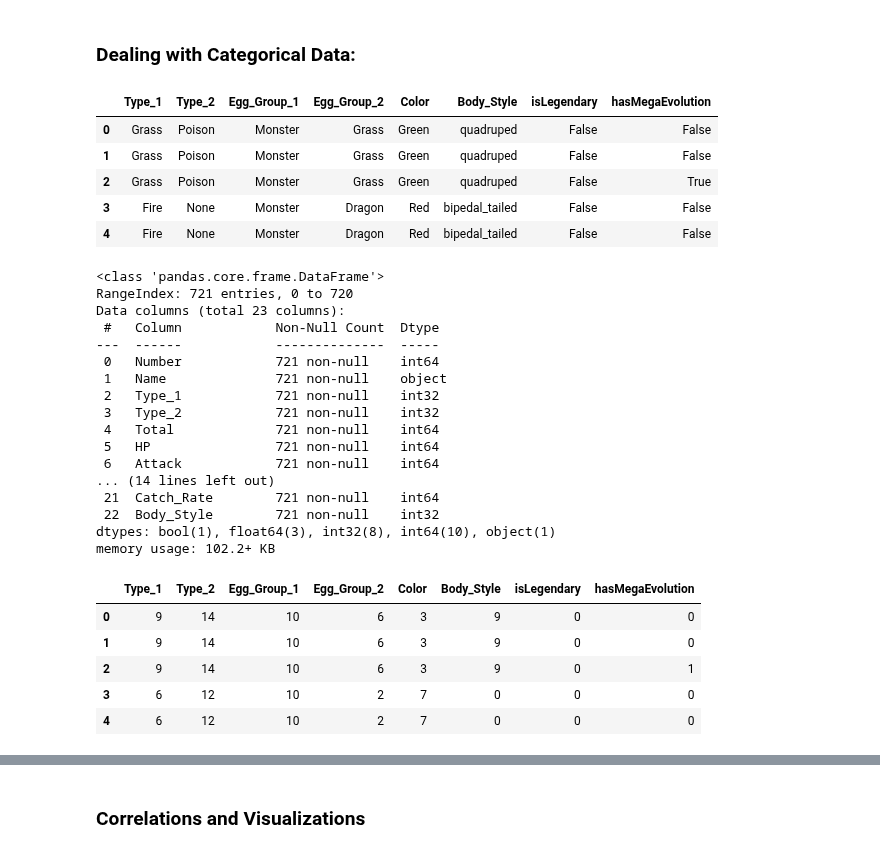
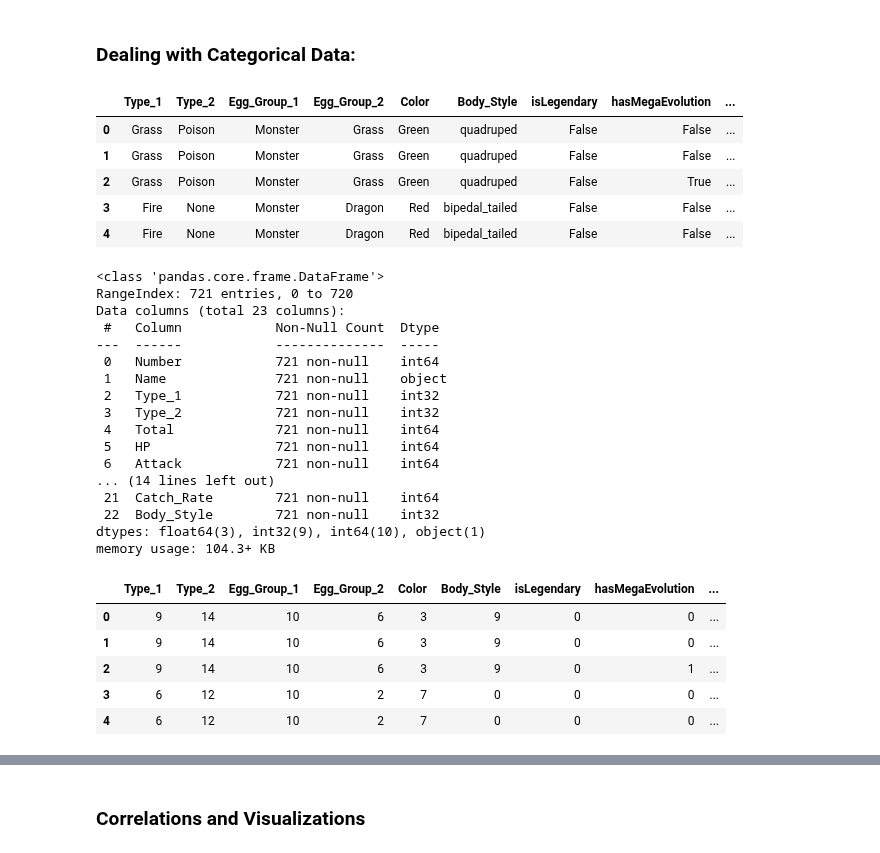
Before and after one commit to AAMAB/F21DL, a Jupyter notebook: Group17 DMML.ipynb, the cells around one changed output, grey strips where cells are left out. Saved outputs shown, nothing was run; the diff lists cells and outputs as text; code cells hidden in the pictures.

```diff
--- a/Group17 DMML.ipynb
+++ b/Group17 DMML.ipynb
@@ -199,16 +199,15 @@ sns.boxplot(data = pokemonBoxplot)
 ### Dealing with Categorical Data:
 # %%
 #The data before:
-#Generation is also a categorical attribute since each Pokemon entry
-categorical_attributes = ['Type_1', 'Type_2', 'Egg_Group_1', 'Egg_Group_2', 'Color', 'Body_Style', 'isLegendary', 'hasMegaEvolution']
+categorical_attributes = ['Type_1', 'Type_2', 'Egg_Group_1', 'Egg_Group_2', 'Color', 'Body_Style', 'isLegendary', 'hasMegaEvolution', 'hasGender']
 pokemon[categorical_attributes].head()
 # %% [output]
-|  | Type_1 | Type_2 | Egg_Group_1 | Egg_Group_2 | Color | Body_Style | isLegendary | hasMegaEvolution |
-| 0 | Grass | Poison | Monster | Grass | Green | quadruped | False | False |
-| 1 | Grass | Poison | Monster | Grass | Green | quadruped | False | False |
-| 2 | Grass | Poison | Monster | Grass | Green | quadruped | False | True |
-| 3 | Fire | None | Monster | Dragon | Red | bipedal_tailed | False | False |
-| 4 | Fire | None | Monster | Dragon | Red | bipedal_tailed | False | False |
+|  | Type_1 | Type_2 | Egg_Group_1 | Egg_Group_2 | Color | Body_Style | isLegendary | hasMegaEvolution | ... |
+| 0 | Grass | Poison | Monster | Grass | Green | quadruped | False | False | ... |
+| 1 | Grass | Poison | Monster | Grass | Green | quadruped | False | False | ... |
+| 2 | Grass | Poison | Monster | Grass | Green | quadruped | False | True | ... |
+| 3 | Fire | None | Monster | Dragon | Red | bipedal_tailed | False | False | ... |
+| 4 | Fire | None | Monster | Dragon | Red | bipedal_tailed | False | False | ... |
 # %%
 #Changing the Categorical Data to numbers.
 from sklearn.preprocessing import OrdinalEncoder
@@ -233,15 +232,15 @@ Data columns (total 23 columns):
 ... (14 lines left out)
  21  Catch_Rate        721 non-null    int64
  22  Body_Style        721 non-null    int32
-dtypes: bool(1), float64(3), int32(8), int64(10), object(1)
-memory usage: 102.2+ KB
+dtypes: float64(3), int32(9), int64(10), object(1)
+memory usage: 104.3+ KB
 # %%
 #The data after:
 pokemon[categorical_attributes].head()
 # %% [output]
-|  | Type_1 | Type_2 | Egg_Group_1 | Egg_Group_2 | Color | Body_Style | isLegendary | hasMegaEvolution |
-| 0 | 9 | 14 | 10 | 6 | 3 | 9 | 0 | 0 |
-| 1 | 9 | 14 | 10 | 6 | 3 | 9 | 0 | 0 |
-| 2 | 9 | 14 | 10 | 6 | 3 | 9 | 0 | 1 |
-| 3 | 6 | 12 | 10 | 2 | 7 | 0 | 0 | 0 |
-| 4 | 6 | 12 | 10 | 2 | 7 | 0 | 0 | 0 |
+|  | Type_1 | Type_2 | Egg_Group_1 | Egg_Group_2 | Color | Body_Style | isLegendary | hasMegaEvolution | ... |
+| 0 | 9 | 14 | 10 | 6 | 3 | 9 | 0 | 0 | ... |
+| 1 | 9 | 14 | 10 | 6 | 3 | 9 | 0 | 0 | ... |
+| 2 | 9 | 14 | 10 | 6 | 3 | 9 | 0 | 1 | ... |
+| 3 | 6 | 12 | 10 | 2 | 7 | 0 | 0 | 0 | ... |
+| 4 | 6 | 12 | 10 | 2 | 7 | 0 | 0 | 0 | ... |
```
Also changed, not shown: parts of 4 cells of this notebook.
